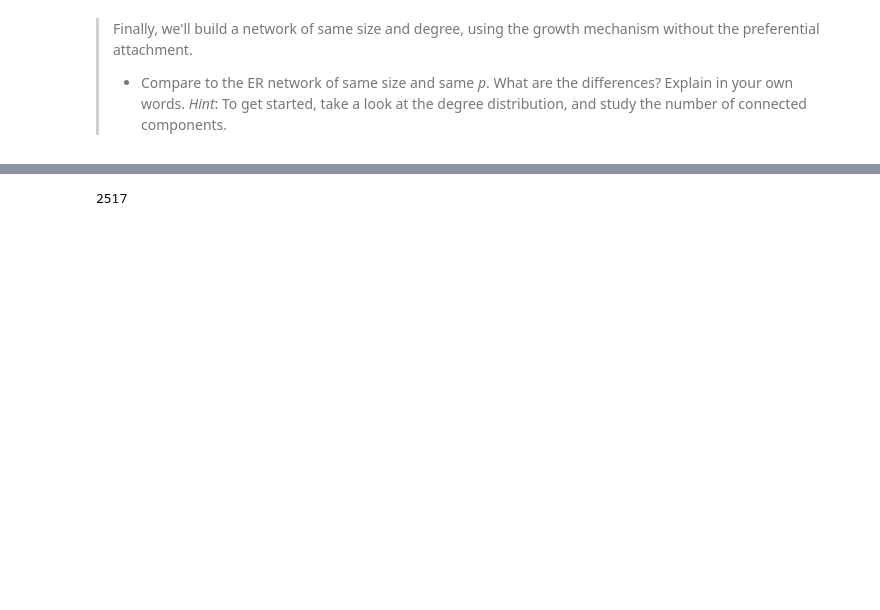
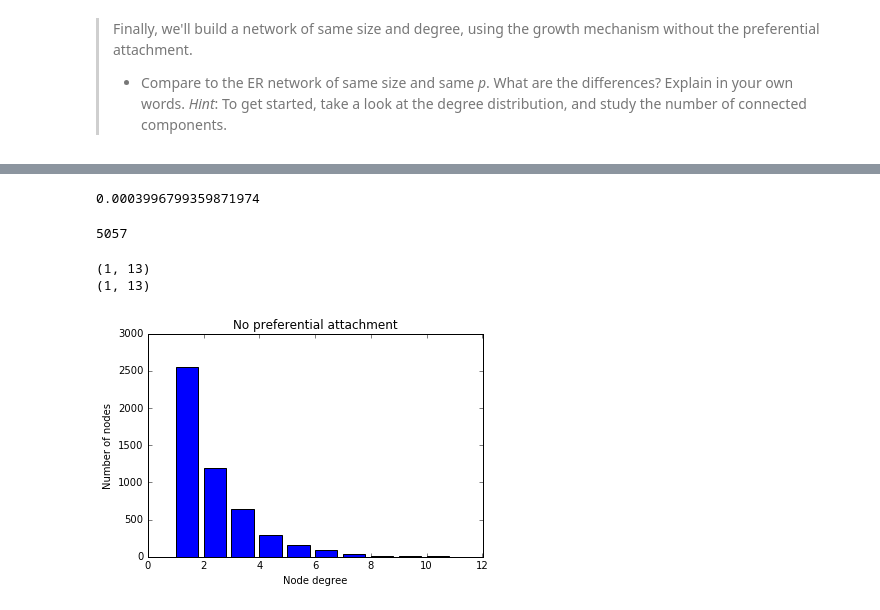
Before and after one commit to AdamPalmar/02805-SocialGraphs-AP, a Jupyter notebook: week3/week3.ipynb, the cells around one changed output, grey strips where cells are left out. Cells and saved outputs as stored; diff of their text form; code cells hidden in the pictures; blank space fills up the shorter version.

```diff
--- a/week3/week3.ipynb
+++ b/week3/week3.ipynb
@@ -359,7 +408,13 @@ times_friendship_paradox_is_true
+# %%
+# K = p (n - 1)
+p =  average_degree(graph_no_pref,graph_no_pref.nodes()) / (5000 - 1)
+p
+# %% [output]
+0.0003996799359871974
 # %%
 # Build ER network with same size and p
 
-er_graph = nx.erdos_renyi_graph(5000,1.0/5000)
+er_graph = nx.erdos_renyi_graph(5000,p)
 len(er_graph.edges())
 # %% [output]
-2517
+5057
@@ -384 +421,9 @@ def create_bar_from_hist(hist,title):
+# %%
+no_pref_bin_vector = create_bin_vector(graph_no_pref)
+hist = create_histogram_from_graph(graph_no_pref)
+create_bar_from_hist(hist,"No preferential attachment",no_pref_bin_vector[:-1])
+# %% [output]
+(1, 13)
+(1, 13)
+[figure, added]
 # %%
```
Also changed, not shown: parts of 20 cells of this notebook.
